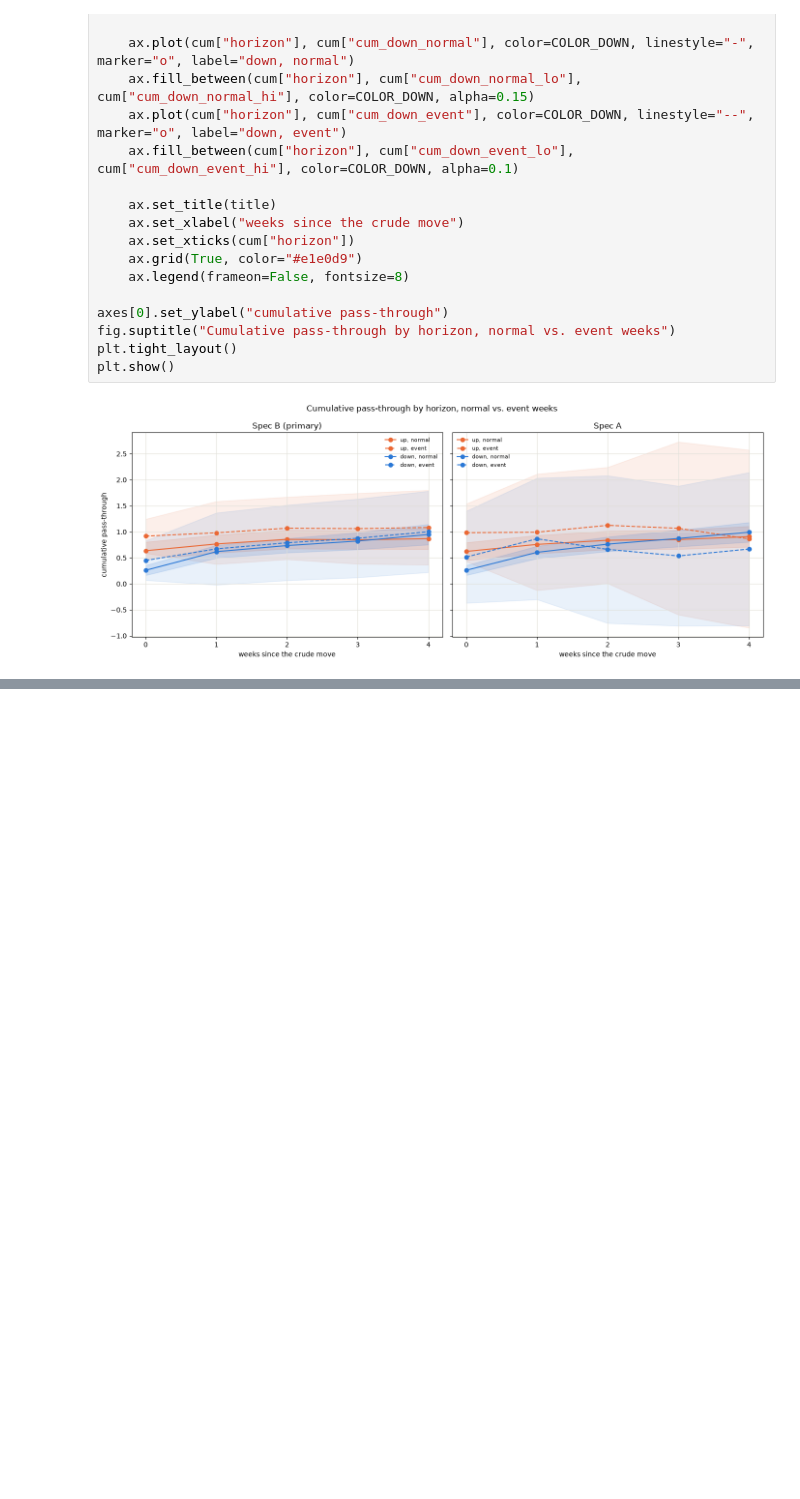
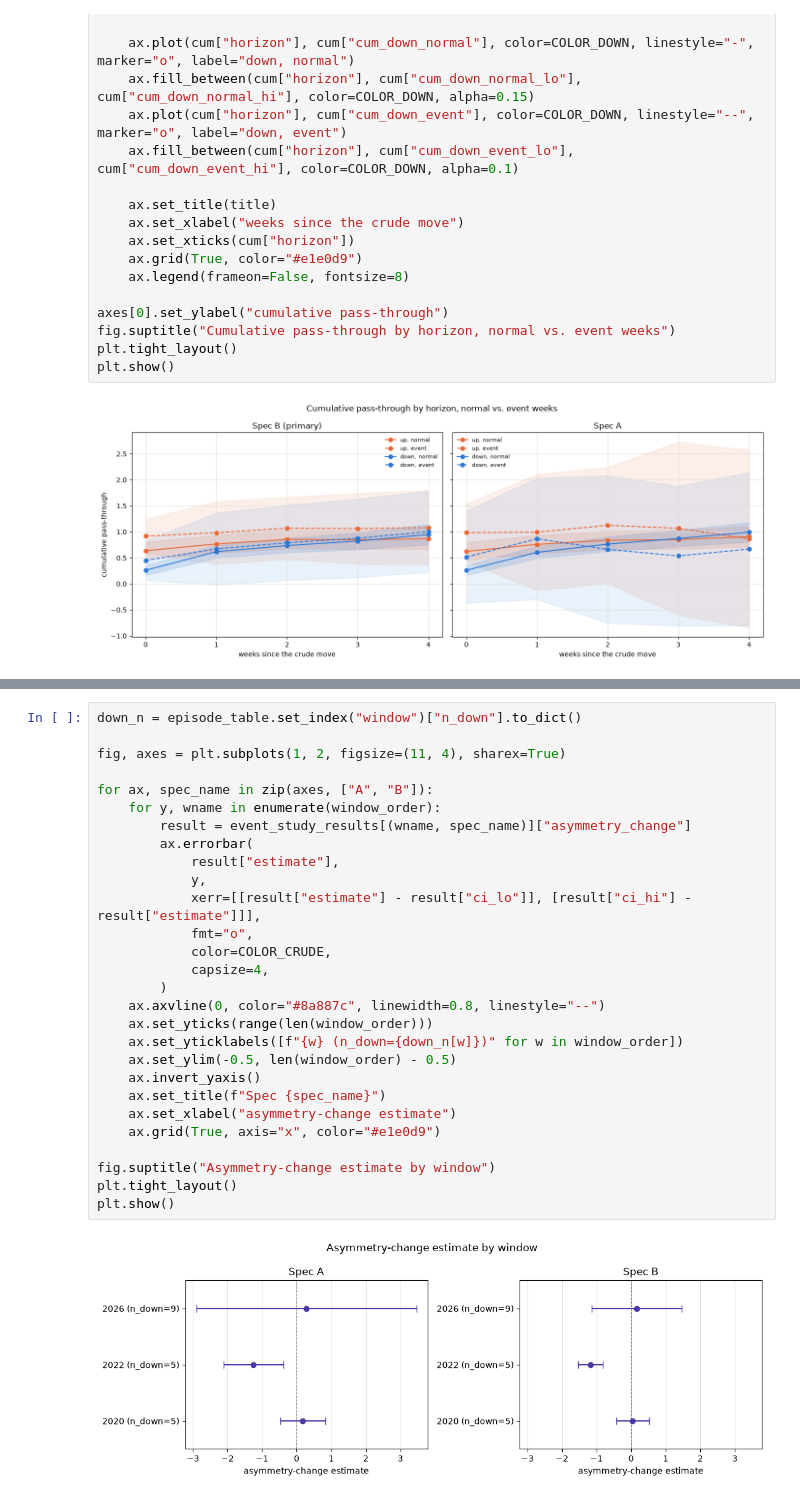
Before and after one commit to ElKuksi/gasoline-rockets-and-feathers, a Jupyter notebook: notebooks/07_2026_event_study.ipynb, the cells around one changed output, grey strips where cells are left out. Saved outputs shown, nothing was run; the diff lists cells and outputs as text; blank space fills up the shorter version.

Commit message:
Add 2020 and 2022 placebo windows to separate 2026 event effects from move-size effects

```diff
--- a/notebooks/07_2026_event_study.ipynb
+++ b/notebooks/07_2026_event_study.ipynb
@@ -619,0 +733,30 @@ Bands overlap across the whole horizon in both panels, for both up and down —
+# %%
+down_n = episode_table.set_index("window")["n_down"].to_dict()
+
+fig, axes = plt.subplots(1, 2, figsize=(11, 4), sharex=True)
+
+for ax, spec_name in zip(axes, ["A", "B"]):
+    for y, wname in enumerate(window_order):
+        result = event_study_results[(wname, spec_name)]["asymmetry_change"]
+        ax.errorbar(
+            result["estimate"],
+            y,
+            xerr=[[result["estimate"] - result["ci_lo"]], [result["ci_hi"] - result["estimate"]]],
+            fmt="o",
+            color=COLOR_CRUDE,
+            capsize=4,
+        )
+    ax.axvline(0, color="#8a887c", linewidth=0.8, linestyle="--")
+    ax.set_yticks(range(len(window_order)))
+    ax.set_yticklabels([f"{w} (n_down={down_n[w]})" for w in window_order])
+    ax.set_ylim(-0.5, len(window_order) - 0.5)
+    ax.invert_yaxis()
+    ax.set_title(f"Spec {spec_name}")
+    ax.set_xlabel("asymmetry-change estimate")
+    ax.grid(True, axis="x", color="#e1e0d9")
+
+fig.suptitle("Asymmetry-change estimate by window")
+plt.tight_layout()
+plt.show()
+# %% [output]
+[figure, added]
```
Also changed, not shown: parts of 34 cells of this notebook, 1 other file.
